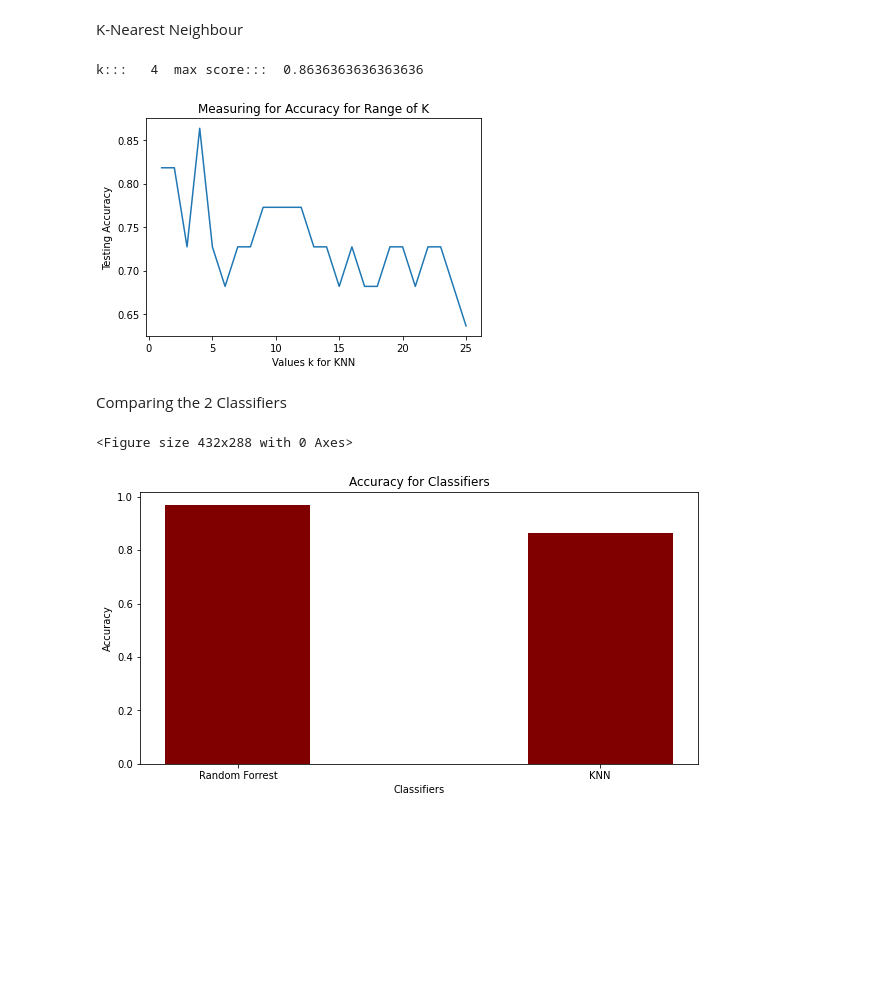
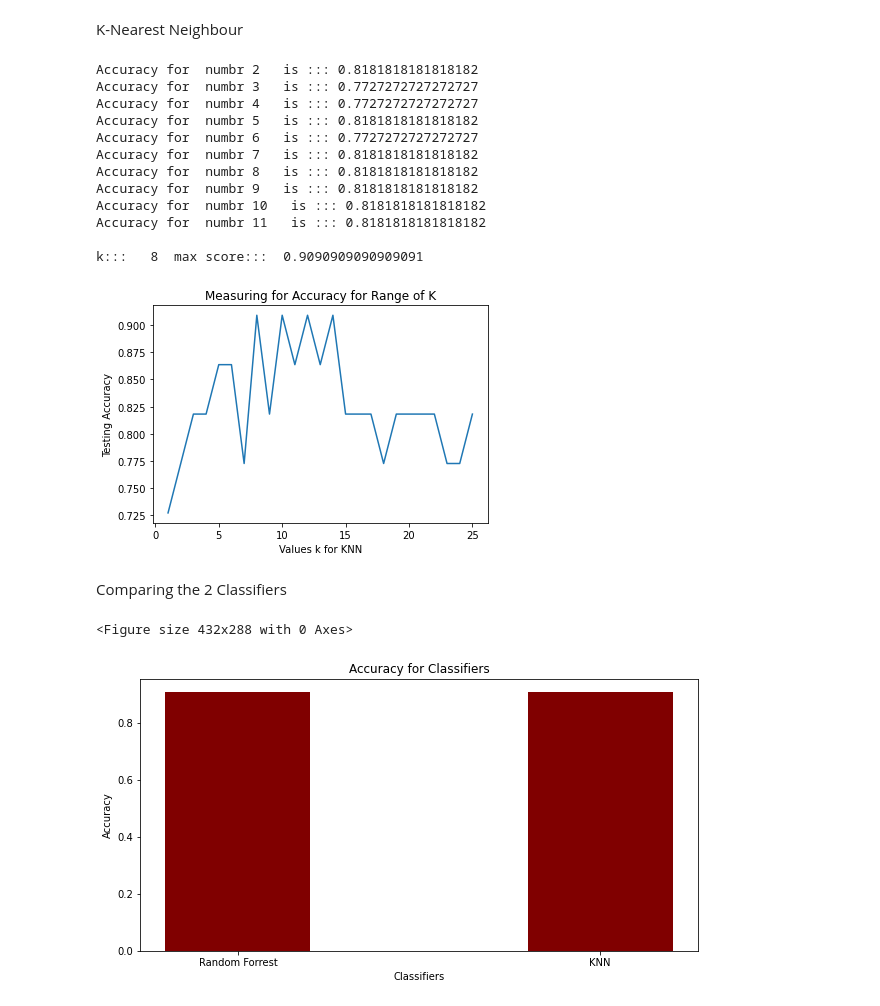
Before and after one commit to claredavies/DataScienceCoursework, a Jupyter notebook: StudentGradePredictionCoursework.ipynb, the cells around one changed output. Cells and saved outputs as stored; diff of their text form; code cells hidden in the pictures; blank space fills up the shorter version.

Commit message:
Found optimal k and number of features

```diff
--- a/StudentGradePredictionCoursework.ipynb
+++ b/StudentGradePredictionCoursework.ipynb
@@ -71,7 +73,10 @@ plt.ylabel('Correlation')
 plt.title('Correlation for Each Feature')
 plt.show()
 
-std_features_keep = std_features_keep.drop('Grade', axis=1)
+# Make sure std_features_keep in order according to correlation
+ix = std_features_keep.corr().sort_values('Grade', ascending=False).index
+std_features_keep = std_features_keep.loc[:, ix]
+std_features_keep = std_features_keep.drop(['Grade'], axis=1)
 # %% [output]
 [figure]
 # %% [markdown]
@@ -106,53 +117,86 @@ K-Nearest Neighbour
 # %%
 #Import knearest neighbors Classifier model
 from sklearn.neighbors import KNeighborsClassifier
+from sklearn.preprocessing import StandardScaler
 
-X = std[['Week7_MP3','Week5_MP2','Week5_PR2']]
-y=std['Grade']  # Labels
+# Choosing number of features
 
+max_accuracy = 0
+max_index = 0
+for x in range(2,len(std_features_keep.columns)):
+  X = std_features_keep.iloc[:, :x]
+  y= std['Grade']
+  # Split dataset into training set and test set
+  X_train, X_test, y_train, y_test = train_test_split(X, y, test_size=0.2,random_state=1) # 70% training and 30% test
+  scaler = StandardScaler()
+  scaler.fit(X_train)
+  X_train = scaler.transform(X_train)
+  X_test = scaler.transform(X_test)
+  knn = KNeighborsClassifier(n_neighbors=k)
+  knn.fit(X_train, y_train)
+  y_pred = knn.predict(X_test)
+  accuracy = metrics.accuracy_score(y_test, y_pred)
+  if(accuracy > max_accuracy):
+    max_index = x
+  # Model Accuracy, how often is the classifier correct?
+  print("Accuracy for  numbr " + str(x) + "   is ::: " + str(accuracy))
+
+
+# Choosing number for K
+X = std_features_keep.iloc[:, :max_index]
 # Split dataset into training set and test set
-X_train, X_test, y_train, y_test = train_test_split(X, y, test_size=0.2) # 70% training and 30% test
+X_train, X_test, y_train, y_test = train_test_split(X, y, test_size=0.2,random_state=1) # 70% training and 30% test
 
-from sklearn.preprocessing import StandardScaler
 scaler = StandardScaler()
 scaler.fit(X_train)
 
 X_train = scaler.transform(X_train)
 X_test = scaler.transform(X_test)
 
 k_range = range(1,26)
 scores = {}
 scores_list = []
 max_score = 0.00
 max_k = 1
 
 for k in k_range:
       knn = KNeighborsClassifier(n_neighbors=k)
       knn.fit(X_train, y_train)
       y_pred = knn.predict(X_test)
       scores[k] = metrics.accuracy_score(y_test, y_pred)
       scores_list.append(scores[k])
       if scores[k] > max_score:
         max_k = k
         max_score = scores[k]
 
 plt.clf()
 plt.plot(k_range,scores_list)
 plt.xlabel("Values k for KNN")
 plt.ylabel("Testing Accuracy")
 plt.title('Measuring for Accuracy for Range of K')
 
 knn_accuracy_score =  max_score
 
 print()# Printing new line
 print("k:::   " + str(max_k) + "  max score:::  " + str(knn_accuracy_score))
 # %% [output]
-k:::   4  max score:::  0.8636363636363636
+Accuracy for  numbr 2   is ::: 0.8181818181818182
+Accuracy for  numbr 3   is ::: 0.7727272727272727
+Accuracy for  numbr 4   is ::: 0.7727272727272727
+Accuracy for  numbr 5   is ::: 0.8181818181818182
+Accuracy for  numbr 6   is ::: 0.7727272727272727
+Accuracy for  numbr 7   is ::: 0.8181818181818182
+Accuracy for  numbr 8   is ::: 0.8181818181818182
+Accuracy for  numbr 9   is ::: 0.8181818181818182
+Accuracy for  numbr 10   is ::: 0.8181818181818182
+Accuracy for  numbr 11   is ::: 0.8181818181818182
+
+k:::   8  max score:::  0.9090909090909091
-[figure, old version]
+[figure, new version]
 # %% [markdown]
 Comparing the 2 Classifiers
 # %%
-data = {'Random Forrest':random_forest_accuracy, 'KNN':knn_accuracy_score}
+data = {'Random Forrest':max_accuracy_random_forrest, 'KNN':knn_accuracy_score}
 classifier = list(data.keys())
 accuracy = list(data.values())
 
@@ -167,4 +211,4 @@ plt.title("Accuracy for Classifiers")
 plt.show()
 # %% [output]
 <Figure size 432x288 with 0 Axes>
-[figure, old version]
+[figure, new version]
```
Also changed, not shown: parts of 3 cells of this notebook.
